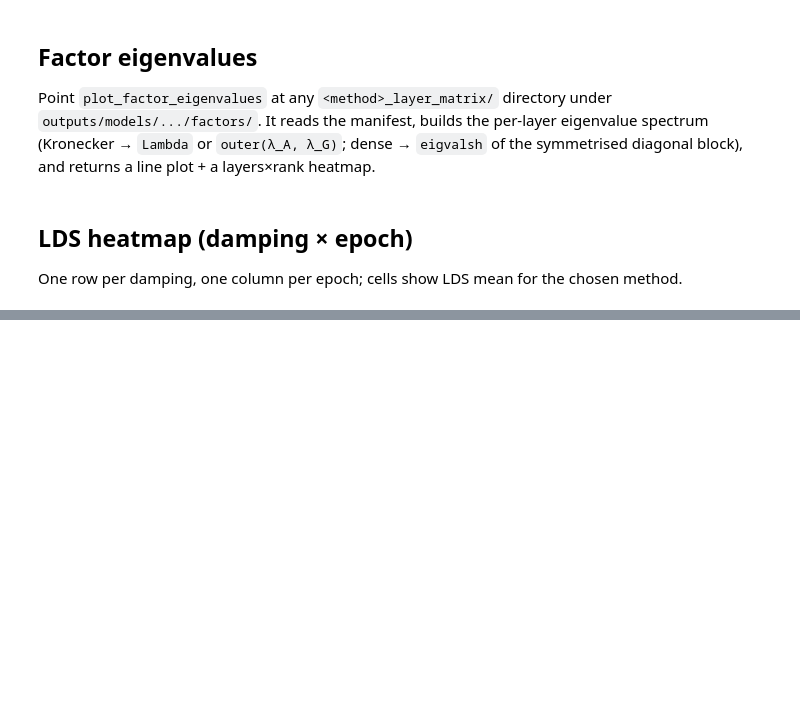
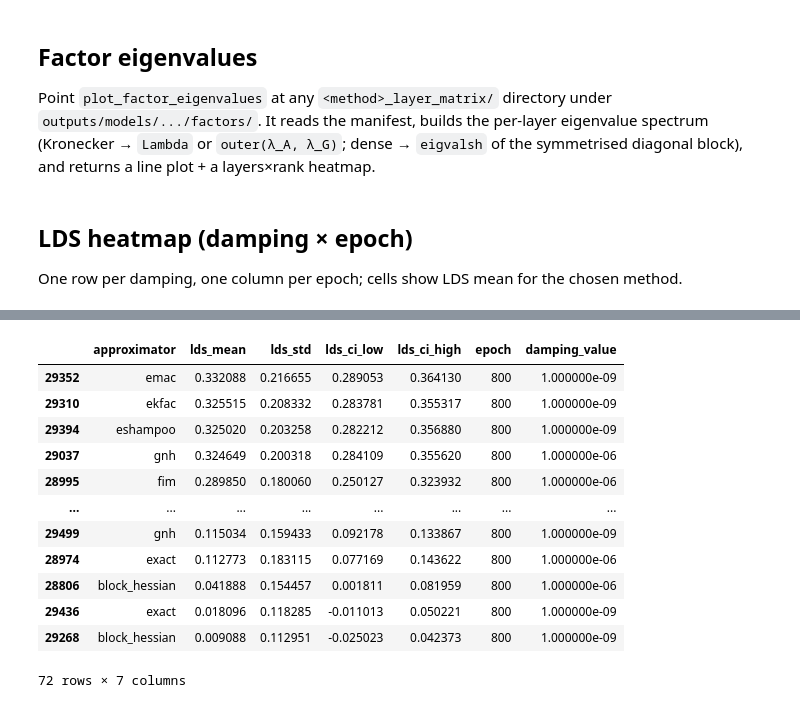
Before and after one commit to gsindlinger/Hessian-Approximation-for-Toy-Models, a Jupyter notebook: experiments/plot_runs_db.ipynb, the cells around one changed output, grey strips where cells are left out. Saved outputs shown, nothing was run; the diff lists cells and outputs as text; code cells hidden in the pictures; blank space fills up the shorter version.

```diff
--- a/experiments/plot_runs_db.ipynb
+++ b/experiments/plot_runs_db.ipynb
@@ -1408,0 +1196,18 @@ plt.show()
+# %%
+df_filtered_columns[(df_filtered_columns["epoch"] == 800)].sort_values(
+    "lds_mean", ascending=False
+)
+# %% [output]
+|  | approximator | lds_mean | lds_std | lds_ci_low | lds_ci_high | epoch | damping_value |
+| 29352 | emac | 0.332088 | 0.216655 | 0.289053 | 0.364130 | 800 | 1.000000e-09 |
+| 29310 | ekfac | 0.325515 | 0.208332 | 0.283781 | 0.355317 | 800 | 1.000000e-09 |
+| 29394 | eshampoo | 0.325020 | 0.203258 | 0.282212 | 0.356880 | 800 | 1.000000e-09 |
+| 29037 | gnh | 0.324649 | 0.200318 | 0.284109 | 0.355620 | 800 | 1.000000e-06 |
+| 28995 | fim | 0.289850 | 0.180060 | 0.250127 | 0.323932 | 800 | 1.000000e-06 |
+| ... | ... | ... | ... | ... | ... | ... | ... |
+| 29499 | gnh | 0.115034 | 0.159433 | 0.092178 | 0.133867 | 800 | 1.000000e-09 |
+| 28974 | exact | 0.112773 | 0.183115 | 0.077169 | 0.143622 | 800 | 1.000000e-06 |
+| 28806 | block_hessian | 0.041888 | 0.154457 | 0.001811 | 0.081959 | 800 | 1.000000e-06 |
+| 29436 | exact | 0.018096 | 0.118285 | -0.011013 | 0.050221 | 800 | 1.000000e-09 |
+| 29268 | block_hessian | 0.009088 | 0.112951 | -0.025023 | 0.042373 | 800 | 1.000000e-09 |
+72 rows × 7 columns
```
Also changed, not shown: parts of 24 cells of this notebook, 2 other files.
